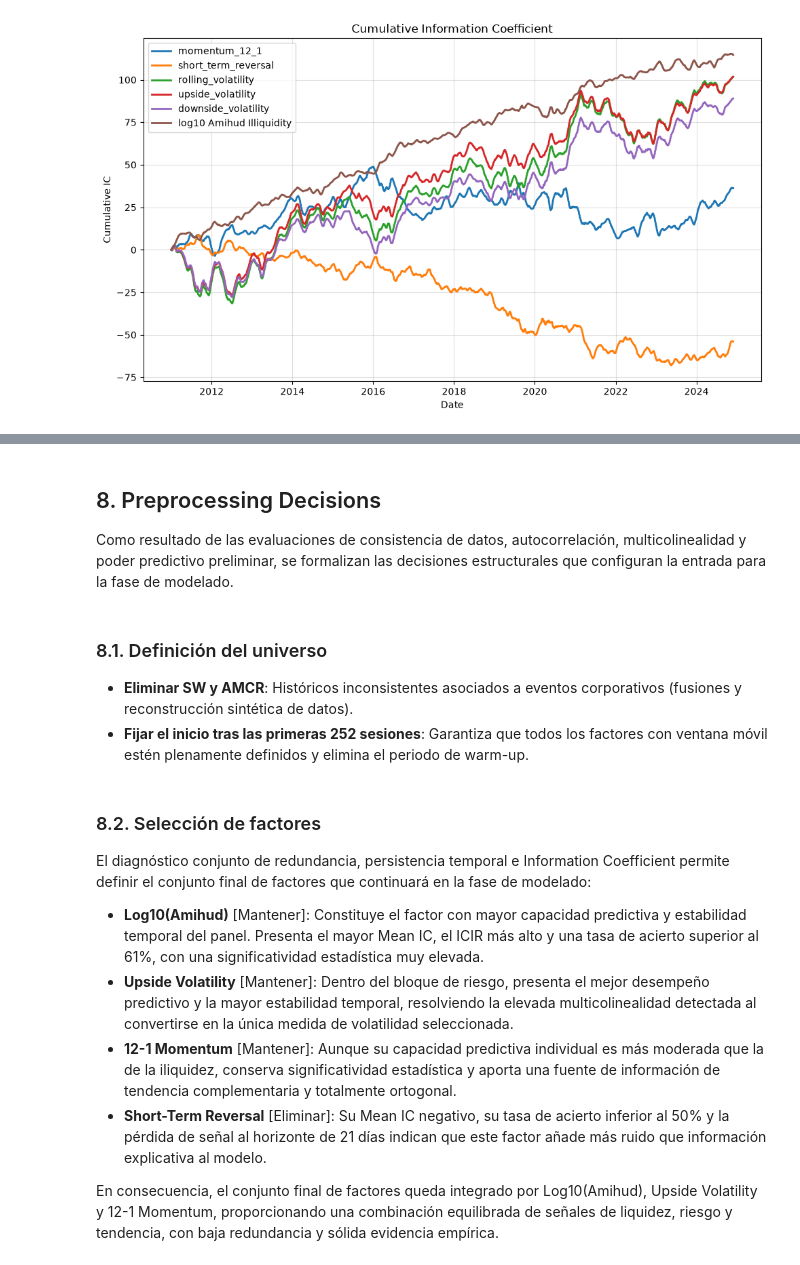
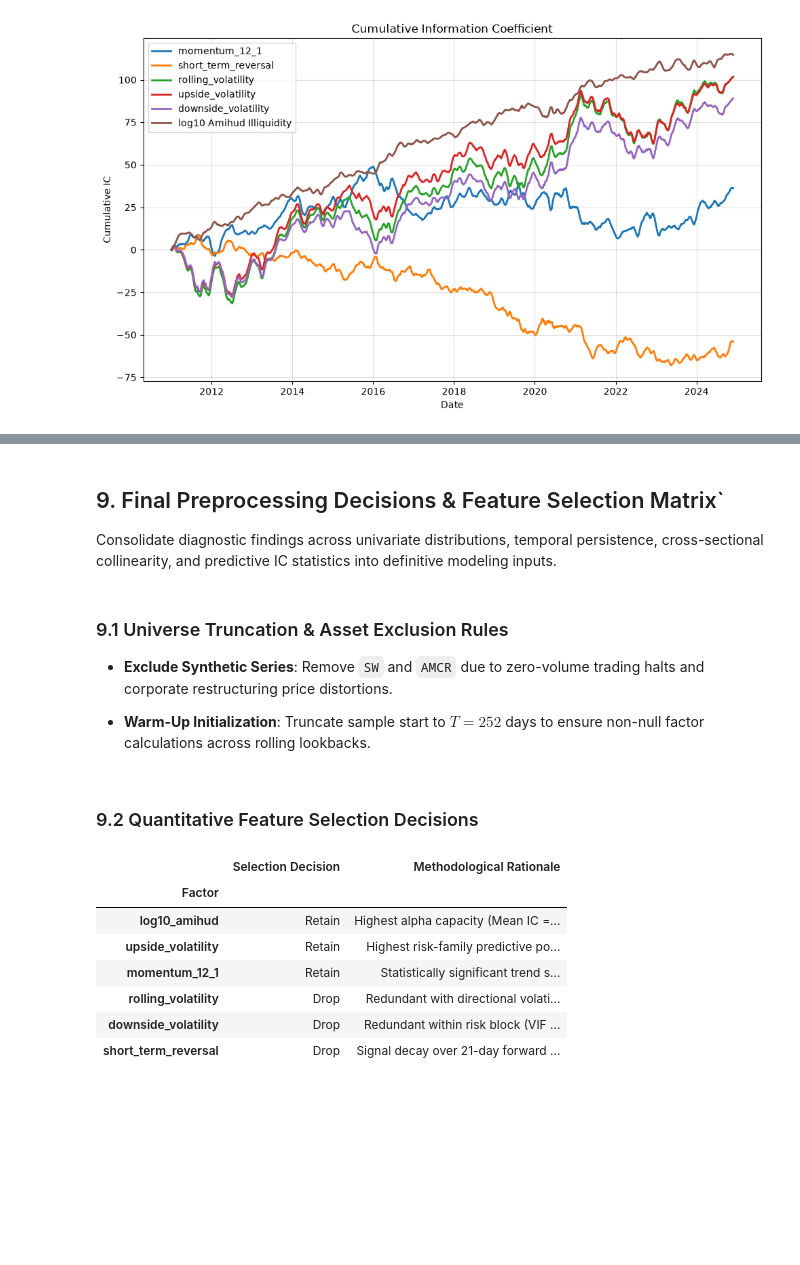
Before and after one commit to PalaciosDaniel/quant-portfolio-project, a Jupyter notebook: notebooks/04_factor_validation.ipynb, the cells around one changed output, grey strips where cells are left out. Saved outputs shown, nothing was run; the diff lists cells and outputs as text; code cells hidden in the pictures; blank space fills up the shorter version.

Commit message:
refactor: clean and restructure factor analysis pipeline

```diff
--- a/notebooks/04_factor_validation.ipynb
+++ b/notebooks/04_factor_validation.ipynb
@@ -1370,21 +1287,55 @@ En cuanto a los factores de retorno, sus trayectorias justifican su tratamiento
 # %% [markdown]
-## 8. Preprocessing Decisions
+## 9. Final Preprocessing Decisions & Feature Selection Matrix`
 
-Como resultado de las evaluaciones de consistencia de datos, autocorrelación, multicolinealidad y poder predictivo preliminar, se formalizan las decisiones estructurales que configuran la entrada para la fase de modelado.
+Consolidate diagnostic findings across univariate distributions, temporal persistence, cross-sectional collinearity, and predictive IC statistics into definitive modeling inputs.
 # %% [markdown]
-### 8.1. Definición del universo
+### 9.1 Universe Truncation & Asset Exclusion Rules
 
-* **Eliminar SW y AMCR**: Históricos inconsistentes asociados a eventos corporativos (fusiones y reconstrucción sintética de datos).
-* **Fijar el inicio tras las primeras 252 sesiones**: Garantiza que todos los factores con ventana móvil estén plenamente definidos y elimina el periodo de warm-up.
+- **Exclude Synthetic Series**: Remove ``SW`` and ``AMCR`` due to zero-volume trading halts and corporate restructuring price distortions.
+
+- **Warm-Up Initialization**: Truncate sample start to $T = 252$ days to ensure non-null factor calculations across rolling lookbacks.
 # %% [markdown]
-### 8.2. Selección de factores
-
-El diagnóstico conjunto de redundancia, persistencia temporal e Information Coefficient permite definir el conjunto final de factores que continuará en la fase de modelado:
-
-* **Log10(Amihud)** [Mantener]: Constituye el factor con mayor capacidad predictiva y estabilidad temporal del panel. Presenta el mayor Mean IC, el ICIR más alto y una tasa de acierto superior al 61%, con una significatividad estadística muy elevada.
-* **Upside Volatility** [Mantener]: Dentro del bloque de riesgo, presenta el mejor desempeño predictivo y la mayor estabilidad temporal, resolviendo la elevada multicolinealidad detectada al convertirse en la única medida de volatilidad seleccionada.
-* **12-1 Momentum** [Mantener]: Aunque su capacidad predictiva individual es más moderada que la de la iliquidez, conserva significatividad estadística y aporta una fuente de información de tendencia complementaria y totalmente ortogonal.
-* **Short-Term Reversal** [Eliminar]: Su Mean IC negativo, su tasa de acierto inferior al 50% y la pérdida de señal al horizonte de 21 días indican que este factor añade más ruido que información explicativa al modelo.
-
-En consecuencia, el conjunto final de factores queda integrado por Log10(Amihud), Upside Volatility y 12-1 Momentum, proporcionando una combinación equilibrada de señales de liquidez, riesgo y tendencia, con baja redundancia y sólida evidencia empírica.
+### 9.2 Quantitative Feature Selection Decisions
+# %%
+pd.set_option("display.max_colwidth", None)
+pd.set_option("display.width", None)
+
+data = {
+    "Factor": [
+        "log10_amihud",
+        "upside_volatility",
+        "momentum_12_1",
+        "rolling_volatility",
+        "downside_volatility",
+        "short_term_reversal",
+    ],
+    "Selection Decision": [
+        "Retain",
+        "Retain",
+        "Retain",
+        "Drop",
+        "Drop",
+        "Drop",
+    ],
+    "Methodological Rationale": [
+        "Highest alpha capacity (Mean IC = 0.0327, ICIR = 0.3070, t-stat = 18.16). Structural orthogonality to risk/momentum metrics.",
+        "Highest risk-family predictive power (ICIR = 0.1280, t-stat = 7.57). Resolves volatility block collinearity (VIF > 90).",
+        "Statistically significant trend signal (t-stat = 3.13, p = 0.0018). Completely orthogonal to liquidity and volatility features.",
+        "Redundant with directional volatilities (ρ > 0.91, VIF = 379). Inferior predictive performance to upside volatility.",
+        "Redundant within risk block (VIF = 91.8). Lower IC efficiency (ICIR = 0.1140) than upside volatility.",
+        "Signal decay over 21-day forward horizon (Mean IC = -0.0185, t-stat = -5.73, Hit Rate = 49.1%). Adds net noise.",
+    ],
+}
+
+df_factor_selection = pd.DataFrame(data).set_index("Factor")
+display(df_factor_selection)
+# %% [output]
+|  | Selection Decision | Methodological Rationale |
+| Factor |  |  |
+| log10_amihud | Retain | Highest alpha capacity (Mean IC =... |
+| upside_volatility | Retain | Highest risk-family predictive po... |
+| momentum_12_1 | Retain | Statistically significant trend s... |
+| rolling_volatility | Drop | Redundant with directional volati... |
+| downside_volatility | Drop | Redundant within risk block (VIF ... |
+| short_term_reversal | Drop | Signal decay over 21-day forward ... |
 # %% [markdown]
```
Also changed, not shown: parts of 57 cells of this notebook, 20 other files.
